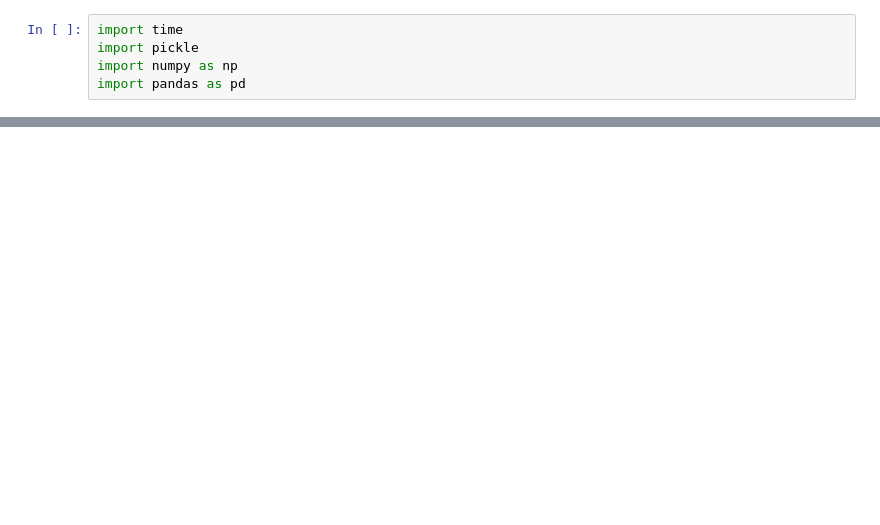
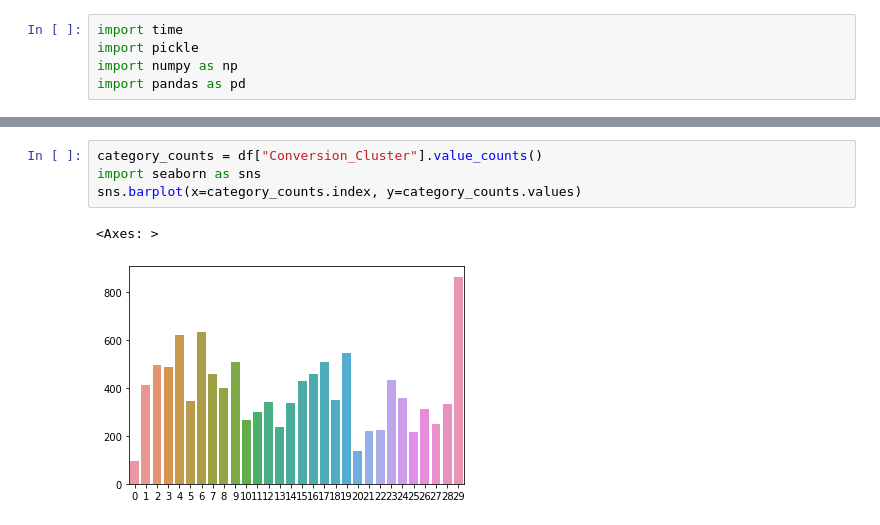
Before and after one commit to GrandJune/OptimalDistinct, a Jupyter notebook: Cluster/code/Results.ipynb, the cells around one changed output, grey strips where cells are left out. Drawn from its saved outputs; the diff is of its cells as text; blank space fills up the shorter version.

```diff
--- a/Cluster/code/Results.ipynb
+++ b/Cluster/code/Results.ipynb
@@ -50,0 +44,7 @@ Name: Primary_Language, dtype: int64
+# %%
+category_counts = df["Conversion_Cluster"].value_counts()
+import seaborn as sns
+sns.barplot(x=category_counts.index, y=category_counts.values)
+# %% [output]
+<Axes: >
+[figure, added]
```
Also changed, not shown: parts of 5 cells of this notebook, 3 other files.
